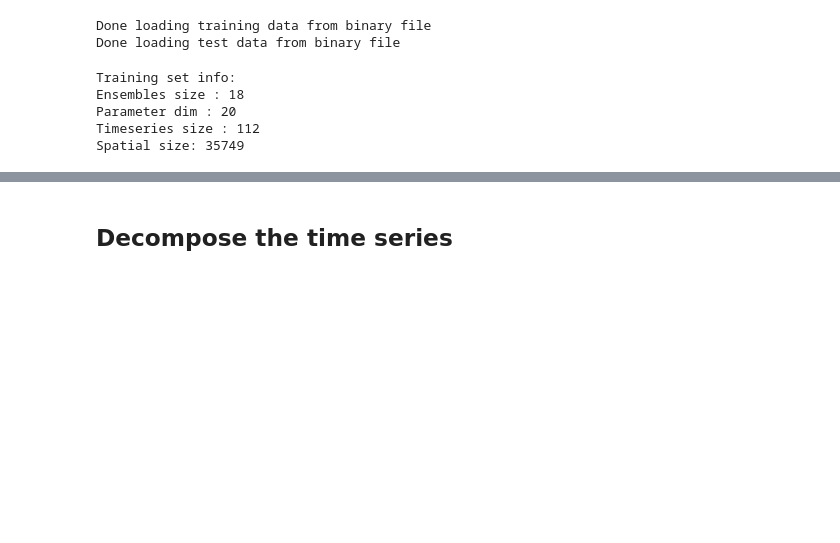
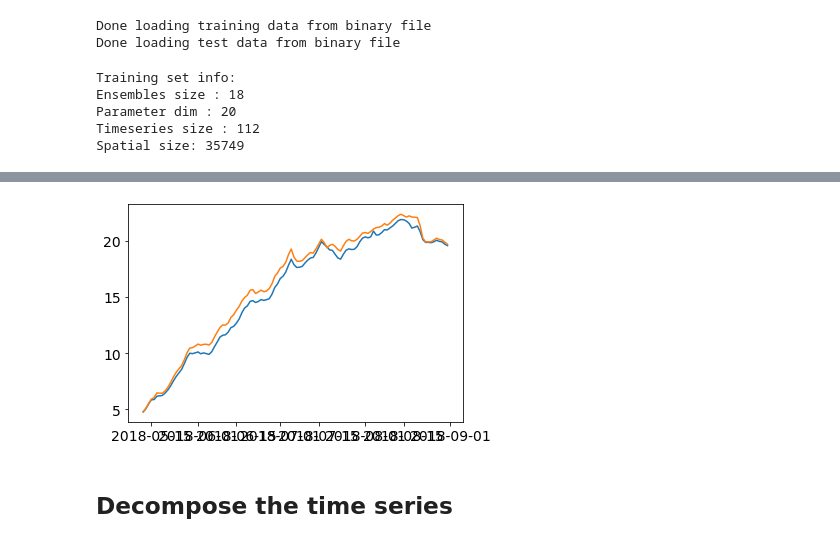
Before and after one commit to COMPASS-DOE/GreatLakes_CoupledModel_Uncertainty, a Jupyter notebook: workflow/daily_LST_surrogate_analysis.ipynb, the cells around one changed output, grey strips where cells are left out. Saved outputs shown, nothing was run; the diff lists cells and outputs as text; code cells hidden in the pictures; blank space fills up the shorter version.

```diff
--- a/workflow/daily_LST_surrogate_analysis.ipynb
+++ b/workflow/daily_LST_surrogate_analysis.ipynb
@@ -198,3 +181,19 @@ display(testY.shape)
+# %%
+# construct the training data into right dimensions
+for rdx, run in enumerate(train_dict['LST']):
+    if rdx == 10:
+        #tdx = (run[0] >= ts) & (run[0] < te)
+        value_temp = run[1].mean(dim='node')
+        plt.plot(run[0],value_temp)
+
+# construct the training data into right dimensions
+for rdx, run in enumerate(test_dict['LST']):
+    if rdx == 4:
+        #tdx = (run[0] >= ts) & (run[0] < te)
+        value_temp = run[1].mean(dim='node')
+        plt.plot(run[0],value_temp)
+# %% [output]
+[figure, added]
 # %% [markdown]
 ## Decompose the time series
 # %%
```
Also changed, not shown: parts of 13 cells of this notebook, 5 other files.
